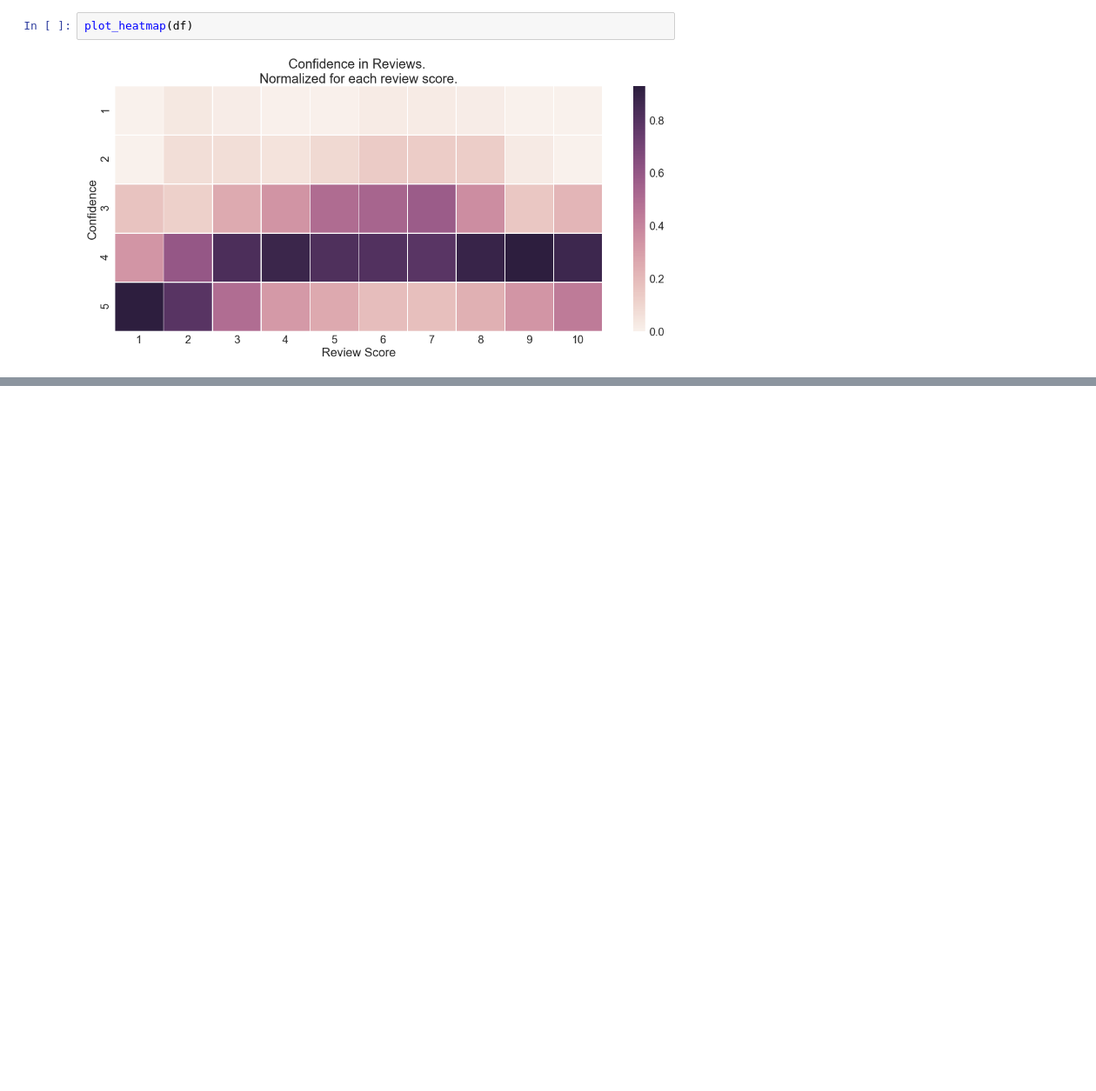
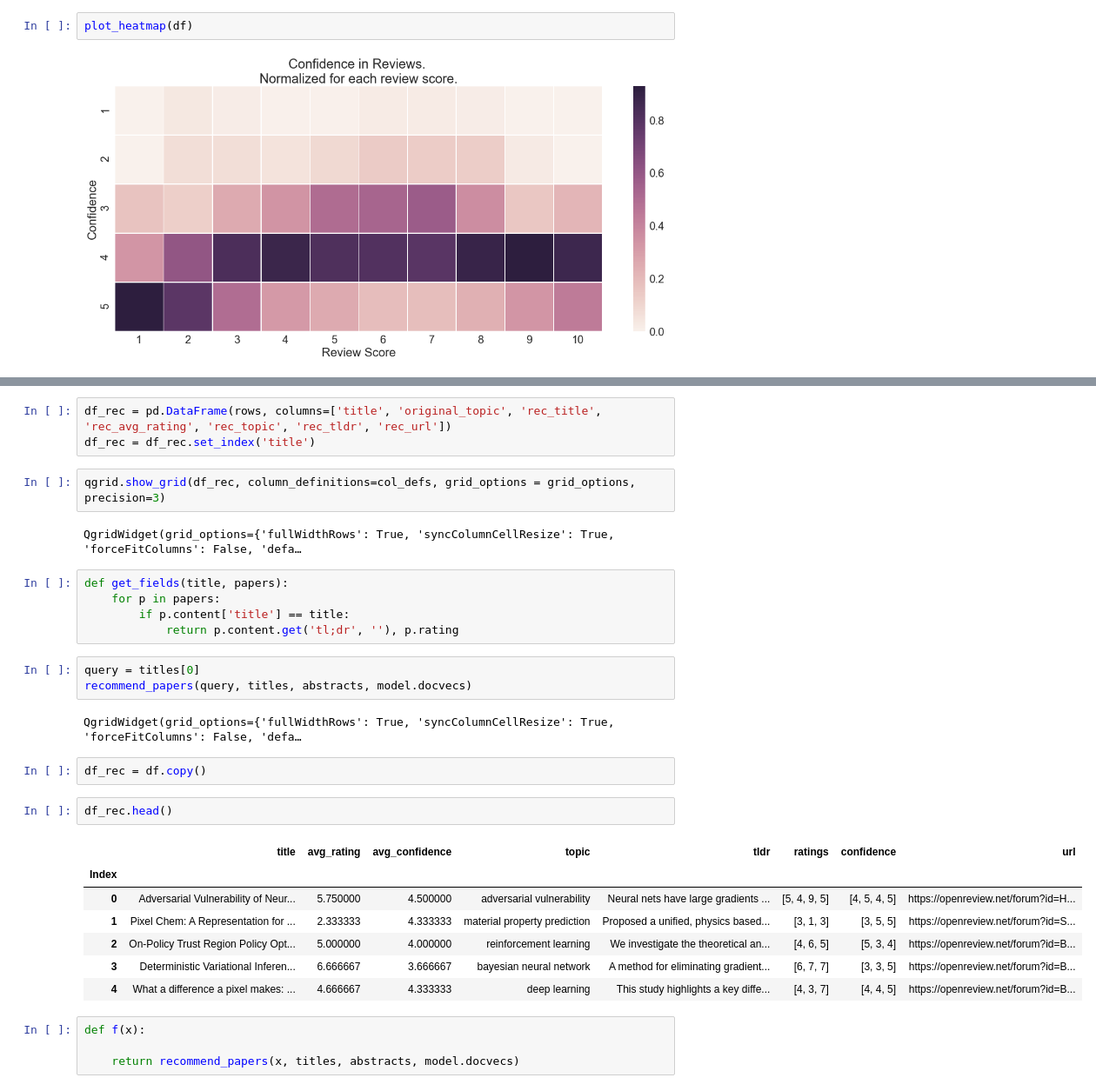
Before and after one commit to nd7141/notebooks, a Jupyter notebook: ICLR_Reviews.ipynb, the cells around one changed output, grey strips where cells are left out. Shown at 87% size. Saved outputs shown, nothing was run; the diff lists cells and outputs as text; blank space fills up the shorter version.

Commit message:
Add recommendations based on doc2vec

```diff
--- a/ICLR_Reviews.ipynb
+++ b/ICLR_Reviews.ipynb
@@ -189,0 +262,33 @@ QgridWidget(grid_options={'fullWidthRows': True, 'syncColumnCellResize': True, '
+# %%
+df_rec = pd.DataFrame(rows, columns=['title', 'original_topic', 'rec_title', 'rec_avg_rating', 'rec_topic', 'rec_tldr', 'rec_url'])
+df_rec = df_rec.set_index('title')
+# %%
+qgrid.show_grid(df_rec, column_definitions=col_defs, grid_options = grid_options, precision=3)
+# %% [output]
+QgridWidget(grid_options={'fullWidthRows': True, 'syncColumnCellResize': True, 'forceFitColumns': False, 'defa…
+# %%
+def get_fields(title, papers):
+    for p in papers:
+        if p.content['title'] == title:
+            return p.content.get('tl;dr', ''), p.rating
+# %%
+query = titles[0]
+recommend_papers(query, titles, abstracts, model.docvecs)
+# %% [output]
+QgridWidget(grid_options={'fullWidthRows': True, 'syncColumnCellResize': True, 'forceFitColumns': False, 'defa…
+# %%
+df_rec = df.copy()
+# %%
+df_rec.head()
+# %% [output]
+|  | title | avg_rating | avg_confidence | topic | tldr | ratings | confidence | url |
+| Index |  |  |  |  |  |  |  |  |
+| 0 | Adversarial Vulnerability of Neur... | 5.750000 | 4.500000 | adversarial vulnerability | Neural nets have large gradients ... | [5, 4, 9, 5] | [4, 5, 4, 5] | https://openreview.net/forum?id=H... |
+| 1 | Pixel Chem: A Representation for ... | 2.333333 | 4.333333 | material property prediction | Proposed a unified, physics based... | [3, 1, 3] | [3, 5, 5] | https://openreview.net/forum?id=S... |
+| 2 | On-Policy Trust Region Policy Opt... | 5.000000 | 4.000000 | reinforcement learning | We investigate the theoretical an... | [4, 6, 5] | [5, 3, 4] | https://openreview.net/forum?id=B... |
+| 3 | Deterministic Variational Inferen... | 6.666667 | 3.666667 | bayesian neural network | A method for eliminating gradient... | [6, 7, 7] | [3, 3, 5] | https://openreview.net/forum?id=B... |
+| 4 | What a difference a pixel makes: ... | 4.666667 | 4.333333 | deep learning | This study highlights a key diffe... | [4, 3, 7] | [4, 4, 5] | https://openreview.net/forum?id=B... |
+# %%
+def f(x):
+
+    return recommend_papers(x, titles, abstracts, model.docvecs)
```
Also changed, not shown: parts of 23 cells of this notebook.
